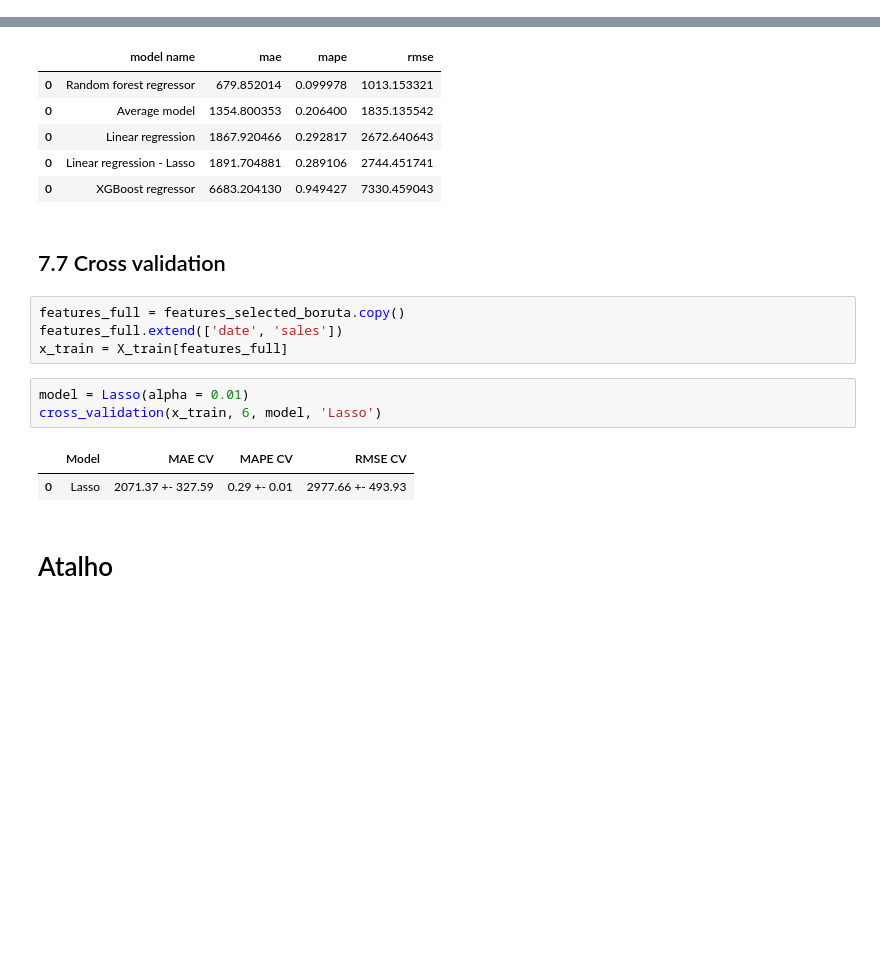
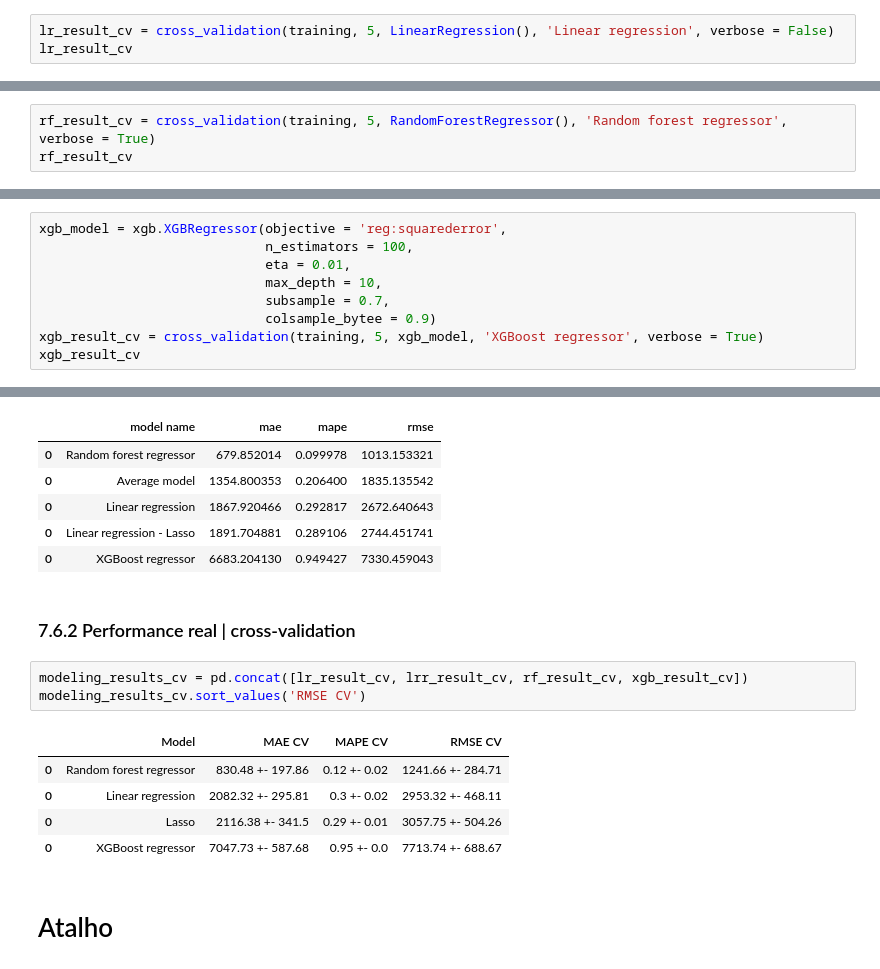
Before and after one commit to paixaols/rossmann-store-sales, a Jupyter notebook: Rossmann_sales_prediction.ipynb, the cells around one changed output, grey strips where cells are left out. Saved outputs shown, nothing was run; the diff lists cells and outputs as text; blank space fills up the shorter version.

```diff
--- a/Rossmann_sales_prediction.ipynb
+++ b/Rossmann_sales_prediction.ipynb
@@ -974,0 +982,3 @@ lr_result
+# %%
+lr_result_cv = cross_validation(training, 5, LinearRegression(), 'Linear regression', verbose = False)
+lr_result_cv
@@ -1004,0 +1028,3 @@ rf_result
+# %%
+rf_result_cv = cross_validation(training, 5, RandomForestRegressor(), 'Random forest regressor', verbose = True)
+rf_result_cv
@@ -1030,0 +1067,9 @@ Parameters: { "colsample_bytee" } might not be used.
+# %%
+xgb_model = xgb.XGBRegressor(objective = 'reg:squarederror',
+                             n_estimators = 100,
+                             eta = 0.01,
+                             max_depth = 10,
+                             subsample = 0.7,
+                             colsample_bytee = 0.9)
+xgb_result_cv = cross_validation(training, 5, xgb_model, 'XGBoost regressor', verbose = True)
+xgb_result_cv
@@ -1041,17 +1126,16 @@ modeling_results.sort_values('rmse')
 | 0 | Linear regression - Lasso | 1891.704881 | 0.289106 | 2744.451741 |
 | 0 | XGBoost regressor | 6683.204130 | 0.949427 | 7330.459043 |
 # %% [markdown]
-## 7.7 Cross validation
+### 7.6.2 Performance real | cross-validation
-# %%
-features_full = features_selected_boruta.copy()
-features_full.extend(['date', 'sales'])
-x_train = X_train[features_full]
-# %%
-model = Lasso(alpha = 0.01)
-cross_validation(x_train, 6, model, 'Lasso')
-# %% [output]
-|  | Model | MAE CV | MAPE CV | RMSE CV |
-| 0 | Lasso | 2071.37 +- 327.59 | 0.29 +- 0.01 | 2977.66 +- 493.93 |
+# %%
+modeling_results_cv = pd.concat([lr_result_cv, lrr_result_cv, rf_result_cv, xgb_result_cv])
+modeling_results_cv.sort_values('RMSE CV')
+# %% [output]
+|  | Model | MAE CV | MAPE CV | RMSE CV |
+| 0 | Random forest regressor | 830.48 +- 197.86 | 0.12 +- 0.02 | 1241.66 +- 284.71 |
+| 0 | Linear regression | 2082.32 +- 295.81 | 0.3 +- 0.02 | 2953.32 +- 468.11 |
+| 0 | Lasso | 2116.38 +- 341.5 | 0.29 +- 0.01 | 3057.75 +- 504.26 |
+| 0 | XGBoost regressor | 7047.73 +- 587.68 | 0.95 +- 0.0 | 7713.74 +- 688.67 |
 # %% [markdown]
 # Atalho
 # %% [markdown]
```
Also changed, not shown: parts of 15 cells of this notebook.
